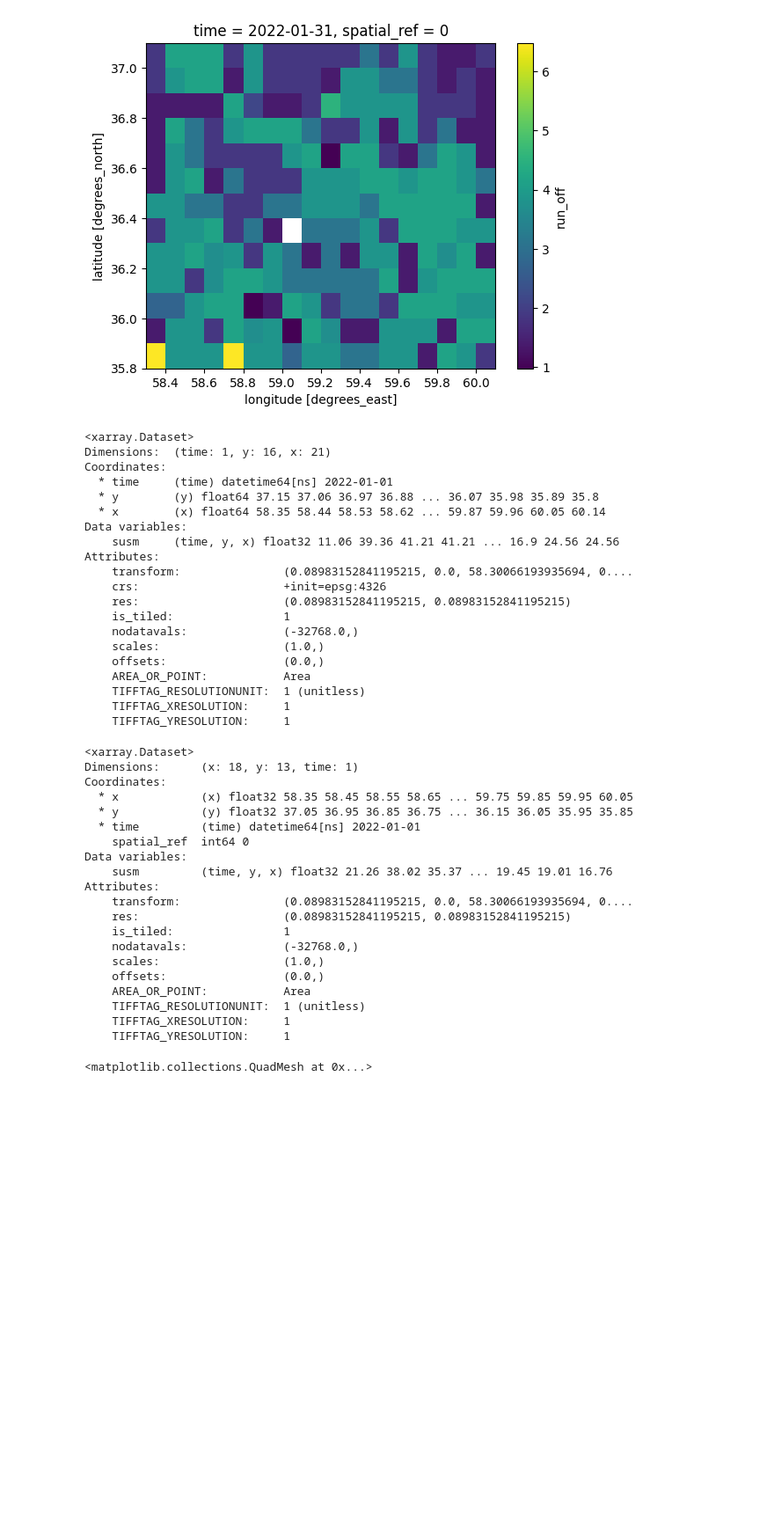
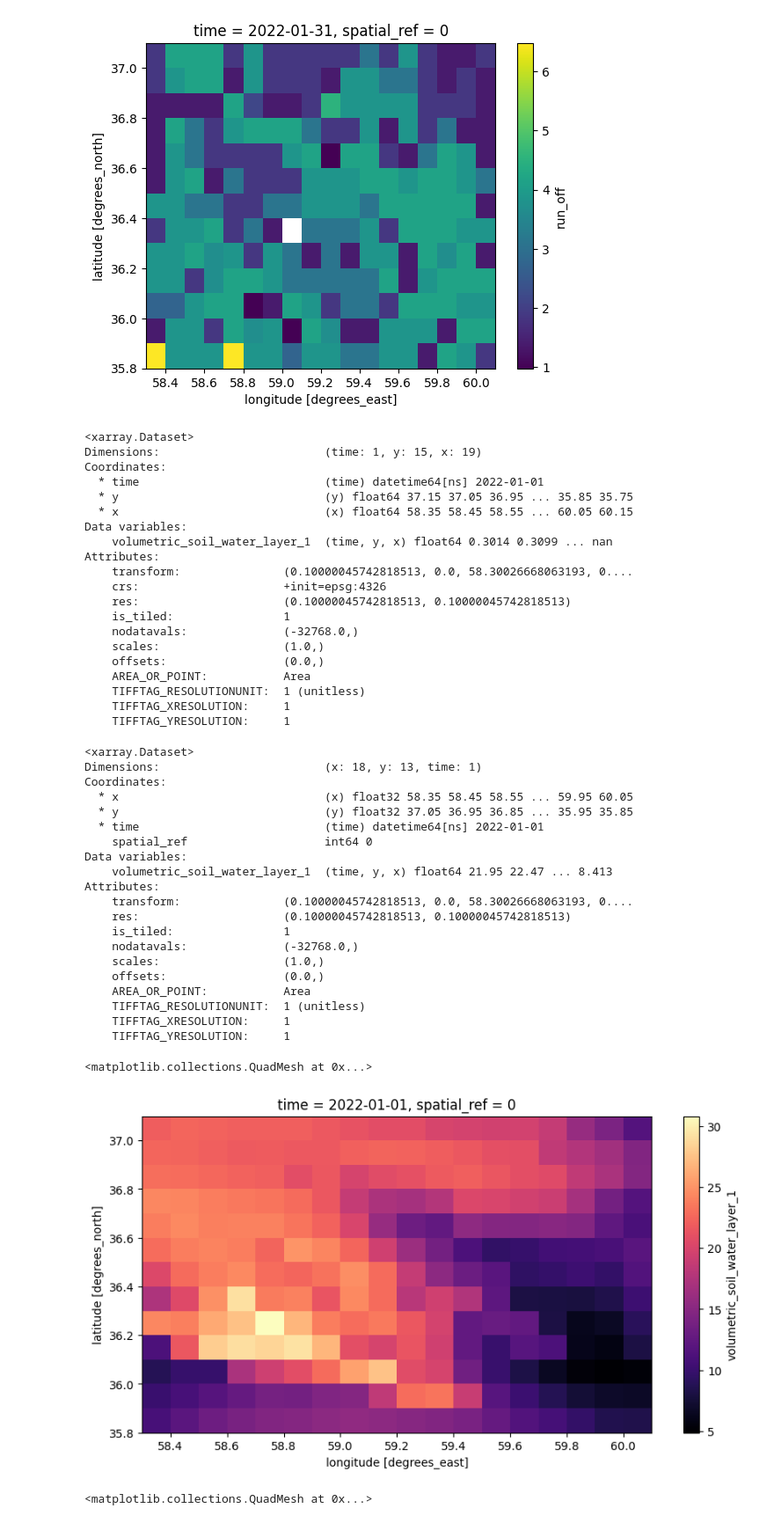
Before and after one commit to mahdi98mnm/WaterBalance_new, a Jupyter notebook: notebook/Sflow.ipynb, the cells around one changed output. Shown at 88% size. Cells and saved outputs as stored; diff of their text form; code cells hidden in the pictures; blank space fills up the shorter version.

```diff
--- a/notebook/Sflow.ipynb
+++ b/notebook/Sflow.ipynb
@@ -219,27 +219,30 @@ sub_soilmoisture = ee.ImageCollection('NASA_USDA/HSL/SMAP10KM_soil_moisture').fi
 # Map.centerObject(shape, 9)
 # Map.addLayer(soilmoisture, {'min':0, 'max':28, 'palette': ['0300ff', '418504', 'efff07', 'efff07', 'ff0303']}, 'soilmoisture')
 # Map
+# %%
+soil_era_evap = ee.ImageCollection("ECMWF/ERA5_LAND/DAILY_AGGR").filter(ee.Filter.date('2022-01-31', '2022-02-01')).select('volumetric_soil_water_layer_1').mean().clip(shape)
 # %%
 soilmoisture = soilmoisture.set("system:time_start", ee.Date("2022"))
 sub_soilmoisture = sub_soilmoisture.set("system:time_start", ee.Date("2022"))
-
+soil_era_evap_1 = soil_era_evap.set("system:time_start", ee.Date("2022"))
 
 arr_soilmoisture = soilmoisture.wx.to_xarray(scale=10000, crs='EPSG:4326')
 arr_sub_soilmoisture = sub_soilmoisture.wx.to_xarray(scale=10000, crs='EPSG:4326')
-arr_sub_soilmoisture
+arr_soil_era_evap_1 = soil_era_evap_1.wx.to_xarray(scale=11132, crs='EPSG:4326')
+arr_soil_era_evap_1
 # %% [output]
 <xarray.Dataset>
-Dimensions:  (time: 1, y: 16, x: 21)
+Dimensions:                        (time: 1, y: 15, x: 19)
 Coordinates:
-  * time     (time) datetime64[ns] 2022-01-01
-  * y        (y) float64 37.15 37.06 36.97 36.88 ... 36.07 35.98 35.89 35.8
-  * x        (x) float64 58.35 58.44 58.53 58.62 ... 59.87 59.96 60.05 60.14
+  * time                           (time) datetime64[ns] 2022-01-01
+  * y                              (y) float64 37.15 37.05 36.95 ... 35.85 35.75
+  * x                              (x) float64 58.35 58.45 58.55 ... 60.05 60.15
 Data variables:
-    susm     (time, y, x) float32 11.06 39.36 41.21 41.21 ... 16.9 24.56 24.56
+    volumetric_soil_water_layer_1  (time, y, x) float64 0.3014 0.3099 ... nan
 Attributes:
-    transform:               (0.08983152841195215, 0.0, 58.30066193935694, 0....
+    transform:               (0.10000045742818513, 0.0, 58.30026668063193, 0....
     crs:                     +init=epsg:4326
-    res:                     (0.08983152841195215, 0.08983152841195215)
+    res:                     (0.10000045742818513, 0.10000045742818513)
     is_tiled:                1
     nodatavals:              (-32768.0,)
     scales:                  (1.0,)
@@ -251,24 +254,29 @@ Attributes:
 # %%
 da_soilmoisture = arr_soilmoisture.rio.write_crs("epsg:4326", inplace=True)
 da_sub_soilmoisture = arr_sub_soilmoisture.rio.write_crs("epsg:4326", inplace=True)
+da_soil_era_evap_1 = arr_soil_era_evap_1.rio.write_crs("epsg:4326", inplace=True)
+
 
 xds_repr_match__soilmoisture = da_soilmoisture.rio.reproject_match(p, resampling = rasterio.enums.Resampling.nearest)
 xds_repr_match__sub_soilmoisture = da_sub_soilmoisture.rio.reproject_match(p, resampling = rasterio.enums.Resampling.nearest)
+xds_repr_match__soil_era_evap_1 = da_soil_era_evap_1.rio.reproject_match(p, resampling = rasterio.enums.Resampling.nearest)
 
-xds_repr_match__sub_soilmoisture
+
+xds_repr_match__soil_era_evap_1 = xds_repr_match__soil_era_evap_1 * 70
+xds_repr_match__soil_era_evap_1
 # %% [output]
 <xarray.Dataset>
-Dimensions:      (x: 18, y: 13, time: 1)
+Dimensions:                        (x: 18, y: 13, time: 1)
 Coordinates:
-  * x            (x) float32 58.35 58.45 58.55 58.65 ... 59.75 59.85 59.95 60.05
-  * y            (y) float32 37.05 36.95 36.85 36.75 ... 36.15 36.05 35.95 35.85
-  * time         (time) datetime64[ns] 2022-01-01
-    spatial_ref  int64 0
+  * x                              (x) float32 58.35 58.45 58.55 ... 59.95 60.05
+  * y                              (y) float32 37.05 36.95 36.85 ... 35.95 35.85
+  * time                           (time) datetime64[ns] 2022-01-01
+    spatial_ref                    int64 0
 Data variables:
-    susm         (time, y, x) float32 21.26 38.02 35.37 ... 19.45 19.01 16.76
+    volumetric_soil_water_layer_1  (time, y, x) float64 21.95 22.47 ... 8.413
 Attributes:
-    transform:               (0.08983152841195215, 0.0, 58.30066193935694, 0....
-    res:                     (0.08983152841195215, 0.08983152841195215)
+    transform:               (0.10000045742818513, 0.0, 58.30026668063193, 0....
+    res:                     (0.10000045742818513, 0.10000045742818513)
     is_tiled:                1
     nodatavals:              (-32768.0,)
     scales:                  (1.0,)
@@ -277,6 +285,11 @@ Attributes:
     TIFFTAG_RESOLUTIONUNIT:  1 (unitless)
     TIFFTAG_XRESOLUTION:     1
     TIFFTAG_YRESOLUTION:     1
+# %%
+xds_repr_match__soil_era_evap_1.volumetric_soil_water_layer_1.plot(figsize=(10, 5), cmap="magma")
+# %% [output]
+<matplotlib.collections.QuadMesh at 0x...>
+[figure, added]
 # %%
 xds_repr_match__sub_soilmoisture.susm.plot(figsize=(10, 5), cmap="magma")
 # %% [output]
```
Also changed, not shown: parts of 1 cell of this notebook.
